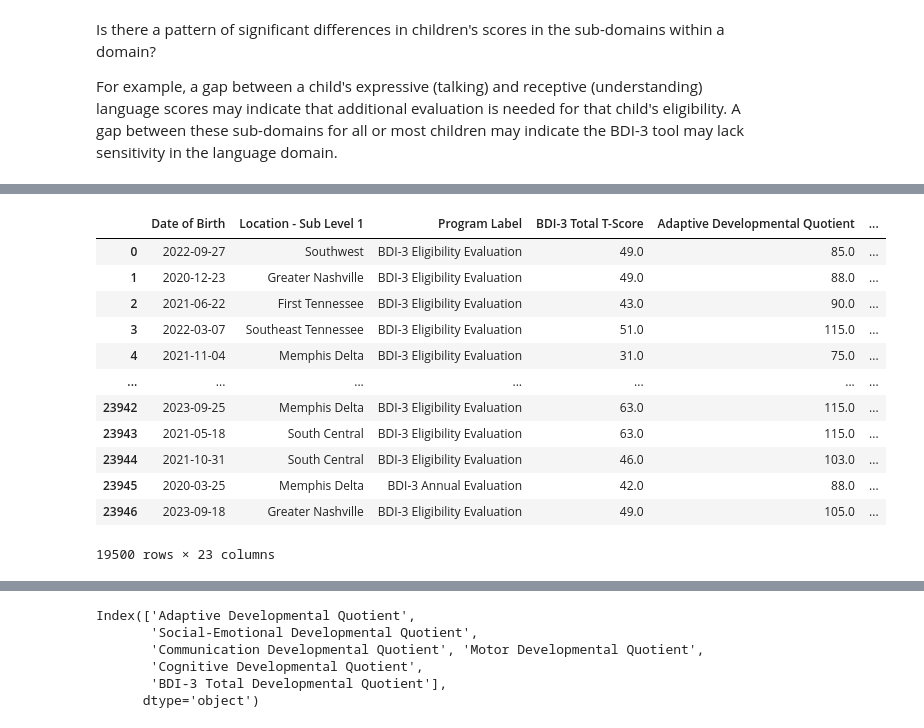
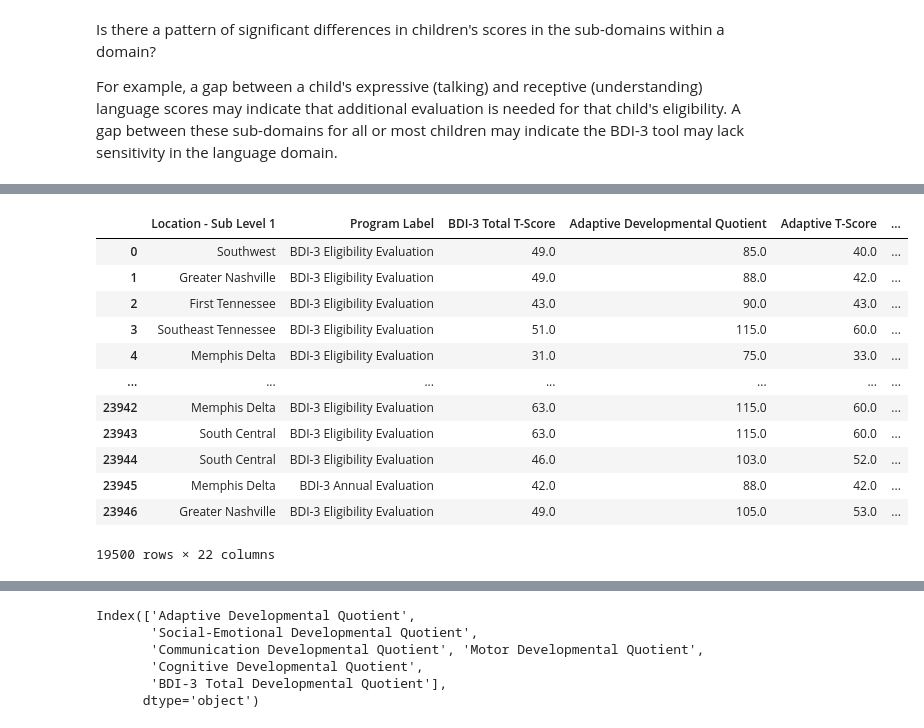
Before and after one commit to NSS-Data-Analytics-Cohort-10/teis-bullmastiff, a Jupyter notebook: notebooks/TEIS BDI.ipynb, the cells around one changed output, grey strips where cells are left out. Saved outputs shown, nothing was run; the diff lists cells and outputs as text; code cells hidden in the pictures.

```diff
--- a/notebooks/TEIS BDI.ipynb
+++ b/notebooks/TEIS BDI.ipynb
@@ -98,8 +87,0 @@ def fix_rdi(object):
-# %%
-BDI3_df_new1['Date of Birth'] = pd.to_datetime(BDI3_df_new1['Date of Birth'])
-
-def fix_rdi(date_of_birth):
-  """Converts a date of birth to a string in the format YYYY-MM-DD."""
-  return date_of_birth.to_str('%Y-%m-%d')
-
-BDI3_df_new1['Date of Birth'] = BDI3_df_new1['Date of Birth'].apply(fix_rdi)
@@ -113,2 +87,0 @@ AttributeError: 'Timestamp' object has no attribute 'to_str'
-# %%
-BDI3_df_new1['Date of Birth'] = BDI3_df_new1['Date of Birth'].apply(fix_rdi)
@@ -122,0 +88,5 @@ df.to_csv('data_fixed.csv', index=False)
+# %%
+cleaned_x_list =BDI3_df_new1['Adaptive RDI']
+
+BDI3_df_new1['Adaptive RDI'] = BDI3_df_new1['Adaptive RDI'].apply(fix_rdi)
+print(BDI3_df_new1['Adaptive RDI'])
@@ -169,8 +172,7 @@ Index(['Adaptive T-Score', 'Social-Emotional T-Score', 'Communication T-Score',
        'Cognitive-Perception and Concepts T-Score'],
       dtype='object')
 # %%
-tscore = BDI3_df_new1[['Date of Birth',
-                  'Location - Sub Level 1',
+tscore = BDI3_df_new1[['Location - Sub Level 1',
                   'Program Label',
                   'BDI-3 Total T-Score',
                   'Adaptive Developmental Quotient',
@@ -191,19 +193,19 @@ tscore = BDI3_df_new1[['Date of Birth',
                    'Cognitive-Reasoning / Academic Skills T-Score',
                    'Cognitive-Perception and Concepts T-Score']]
 # %%
-tscore_pattern =pd.DataFrame(tscore)
-tscore_pattern
+tscore_pattern2 =pd.DataFrame(tscore)
+tscore_pattern2
 # %% [output]
-|  | Date of Birth | Location - Sub Level 1 | Program Label | BDI-3 Total T-Score | Adaptive Developmental Quotient | ... |
-| 0 | 2022-09-27 | Southwest | BDI-3 Eligibility Evaluation | 49.0 | 85.0 | ... |
-| 1 | 2020-12-23 | Greater Nashville | BDI-3 Eligibility Evaluation | 49.0 | 88.0 | ... |
-| 2 | 2021-06-22 | First Tennessee | BDI-3 Eligibility Evaluation | 43.0 | 90.0 | ... |
-| 3 | 2022-03-07 | Southeast Tennessee | BDI-3 Eligibility Evaluation | 51.0 | 115.0 | ... |
-| 4 | 2021-11-04 | Memphis Delta | BDI-3 Eligibility Evaluation | 31.0 | 75.0 | ... |
+|  | Location - Sub Level 1 | Program Label | BDI-3 Total T-Score | Adaptive Developmental Quotient | Adaptive T-Score | ... |
+| 0 | Southwest | BDI-3 Eligibility Evaluation | 49.0 | 85.0 | 40.0 | ... |
+| 1 | Greater Nashville | BDI-3 Eligibility Evaluation | 49.0 | 88.0 | 42.0 | ... |
+| 2 | First Tennessee | BDI-3 Eligibility Evaluation | 43.0 | 90.0 | 43.0 | ... |
+| 3 | Southeast Tennessee | BDI-3 Eligibility Evaluation | 51.0 | 115.0 | 60.0 | ... |
+| 4 | Memphis Delta | BDI-3 Eligibility Evaluation | 31.0 | 75.0 | 33.0 | ... |
 | ... | ... | ... | ... | ... | ... | ... |
-| 23942 | 2023-09-25 | Memphis Delta | BDI-3 Eligibility Evaluation | 63.0 | 115.0 | ... |
-| 23943 | 2021-05-18 | South Central | BDI-3 Eligibility Evaluation | 63.0 | 115.0 | ... |
-| 23944 | 2021-10-31 | South Central | BDI-3 Eligibility Evaluation | 46.0 | 103.0 | ... |
-| 23945 | 2020-03-25 | Memphis Delta | BDI-3 Annual Evaluation | 42.0 | 88.0 | ... |
-| 23946 | 2023-09-18 | Greater Nashville | BDI-3 Eligibility Evaluation | 49.0 | 105.0 | ... |
+| 23942 | Memphis Delta | BDI-3 Eligibility Evaluation | 63.0 | 115.0 | 60.0 | ... |
+| 23943 | South Central | BDI-3 Eligibility Evaluation | 63.0 | 115.0 | 60.0 | ... |
+| 23944 | South Central | BDI-3 Eligibility Evaluation | 46.0 | 103.0 | 52.0 | ... |
+| 23945 | Memphis Delta | BDI-3 Annual Evaluation | 42.0 | 88.0 | 42.0 | ... |
+| 23946 | Greater Nashville | BDI-3 Eligibility Evaluation | 49.0 | 105.0 | 53.0 | ... |
-19500 rows × 23 columns
+19500 rows × 22 columns
```
Also changed, not shown: parts of 30 cells of this notebook.
